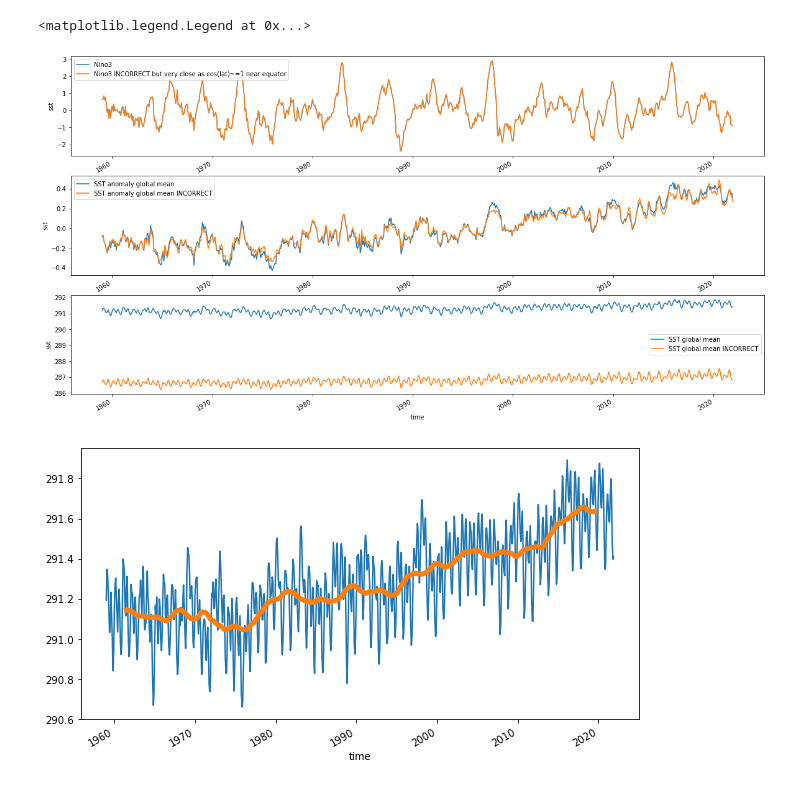
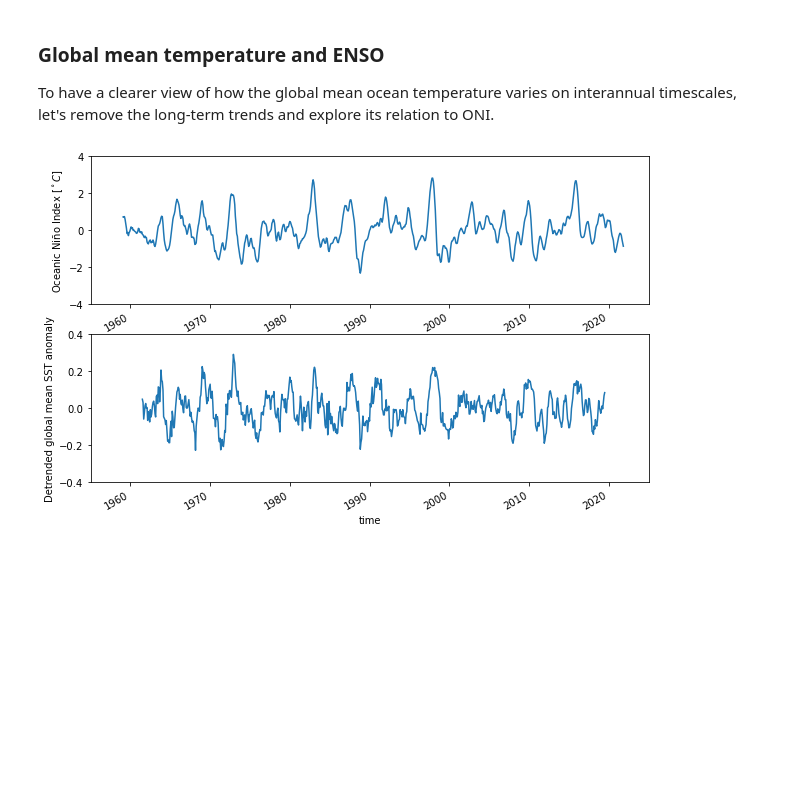
Before and after one commit to gmanuch/DataScienceOceanography, a Jupyter notebook: Tutorials/PO/ENSO.ipynb, the cells around one changed output. Saved outputs shown, nothing was run; the diff lists cells and outputs as text; code cells hidden in the pictures; blank space fills up the shorter version.

Commit message:
cleaned up ENSO tutorial files

```diff
--- a/Tutorials/PO/ENSO.ipynb
+++ b/Tutorials/PO/ENSO.ipynb
@@ -7,6 +37,10 @@ from eofs.xarray import Eof
 # %%
-ERA5="/dat1/gmanuch/ERA5/winds_sst_pres_prec.nc"
-era = xr.open_dataset(ERA5)
-era
+#Specify the data file to load
+
+ERA5="/dat1/gmanuch/ERA5/winds_sst_pres_prec.nc" # This is a 1/4 degree data
+ERA5_Coarse='/dat1/gmanuch/DataScienceOceanography/ERA5_Coarse.nc'; # This is a 1 degree data, coarsend from 1/4 degree
+
+era = xr.open_dataset(ERA5_Coarse); #xarray can open different format data, netcdf is one of them
+era                                 #this simply prints what's in the dataset
 # %% [output]
 <xarray.Dataset>
@@ -31,0 +66,8 @@ era['tp'].sel(time=slice("2013-05", "2013-07"));  # choosing a variable and slic
+# %%
+era['t2m_F']=(era['t2m']-273.15)*1.8 + 32;             #Use the formula to get from C to F.
+
+era['t2m_F'].attrs['long_name']='2m temperature';      #Add some attributes as name:value pairs.
+era['t2m_F'].attrs['units']='Fahrenheit';
+era['t2m_F'].attrs['formula']='(K-273.15) x 1.8 + 32';
+
+era['t2m_F']                                           #see the new variable
@@ -60,38 +236,22 @@ SST_global_mean = sst.weighted(weights).mean(dim=['latitude','longitude']); # th
+# %% [markdown]
+### Global mean temperature and ENSO
+
+To have a clearer view of how the global mean ocean temperature varies on interannual timescales, let's remove the long-term trends and explore its relation to ONI.
 # %%
-plt.figure(figsize=(20,10))
+SSTa_global_mean = sst_a.weighted(weights).mean(dim=['latitude','longitude']); # this IS area-weighted mean
+SSTa_global_mean_runningMean=SSTa_global_mean.rolling(time=12*5,center=True).mean() # global anomaly mean smoothed over many months
 
-ax=plt.subplot(3,1,1)
-NINO3.plot(ax=ax,label="Nino3" )
-NINO3_INCORRECT.plot(ax=ax,label="Nino3 INCORRECT but very close as cos(lat)~=1 near equator" )
+SSTa_global_mean_Detrended=(SSTa_global_mean-SSTa_global_mean_runningMean);
 
-plt.legend()
+plt.figure(figsize=(10,6))
 
-ax=plt.subplot(3,1,2)
-SSTa_global_mean.plot(ax=ax,label="SST anomaly global mean" );
-SSTa_global_mean_INCORRECT.plot(ax=ax,label="SST anomaly global mean INCORRECT" );
-plt.legend()
+ax=plt.subplot(2,1,1)
+ONI.plot(ax=ax, xlim=('1955','2025'))
+plt.ylabel('Oceanic Niño Index [$^\circ C$]');plt.ylim((-4,4));
 
-ax=plt.subplot(3,1,3)
-SST_global_mean.plot(ax=ax,label="SST global mean" );
-SST_global_mean_INCORRECT.plot(ax=ax,label="SST global mean INCORRECT" );
-
-plt.legend()
+ax=plt.subplot(2,1,2)
+SSTa_global_mean_Detrended.plot(ax=ax, xlim=('1955','2025'));
+plt.ylabel("Detrended global mean SST anomaly")
+plt.ylim((-0.4,0.4));
 # %% [output]
-<matplotlib.legend.Legend at 0x...>
-[figure, old version]
+[figure, new version]
-# %%
-#The mean SST and it's anomaly from climatology have long-term positive trends (global warming!)
-# Let's calculate a running mean to more clearly see this trend
-
-SST_global_mean_runningMean=SST_global_mean.rolling(time=12*5,center=True).mean() # global mean
-SSTa_global_mean_runningMean=SSTa_global_mean.rolling(time=12*5,center=True).mean(); # global mean anomaly from seasonal cycle
-
-
-#NOAA defines NINO3 as a 3-month running mean SST anomaly, so let's fix this here:
-NINO3= NINO3.rolling(time=3,center=True).mean();
-
-
-SST_global_mean.plot(figsize=(10,5),label="SST" );
-SST_global_mean_runningMean.plot(label="SST rolling mean", linewidth=5 );
-# %% [output]
-[figure, removed]
```
Also changed, not shown: parts of 43 cells of this notebook.
